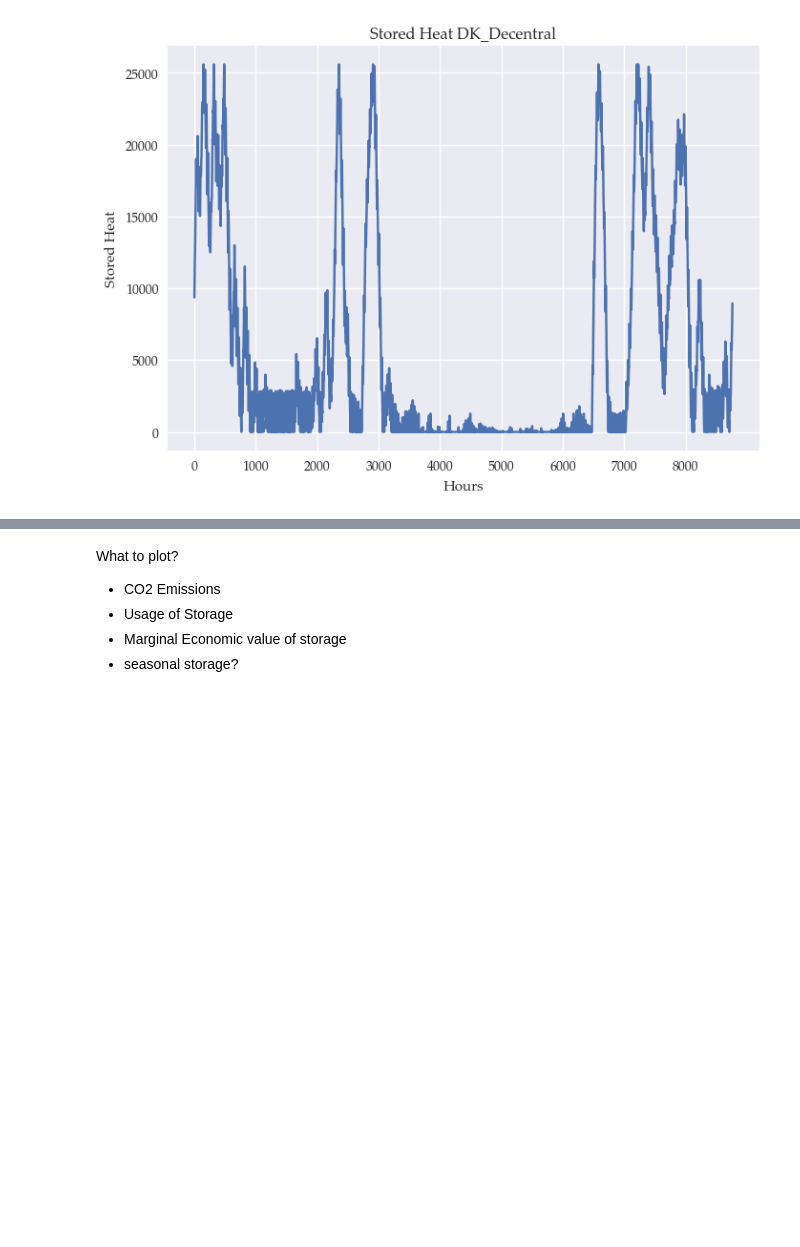
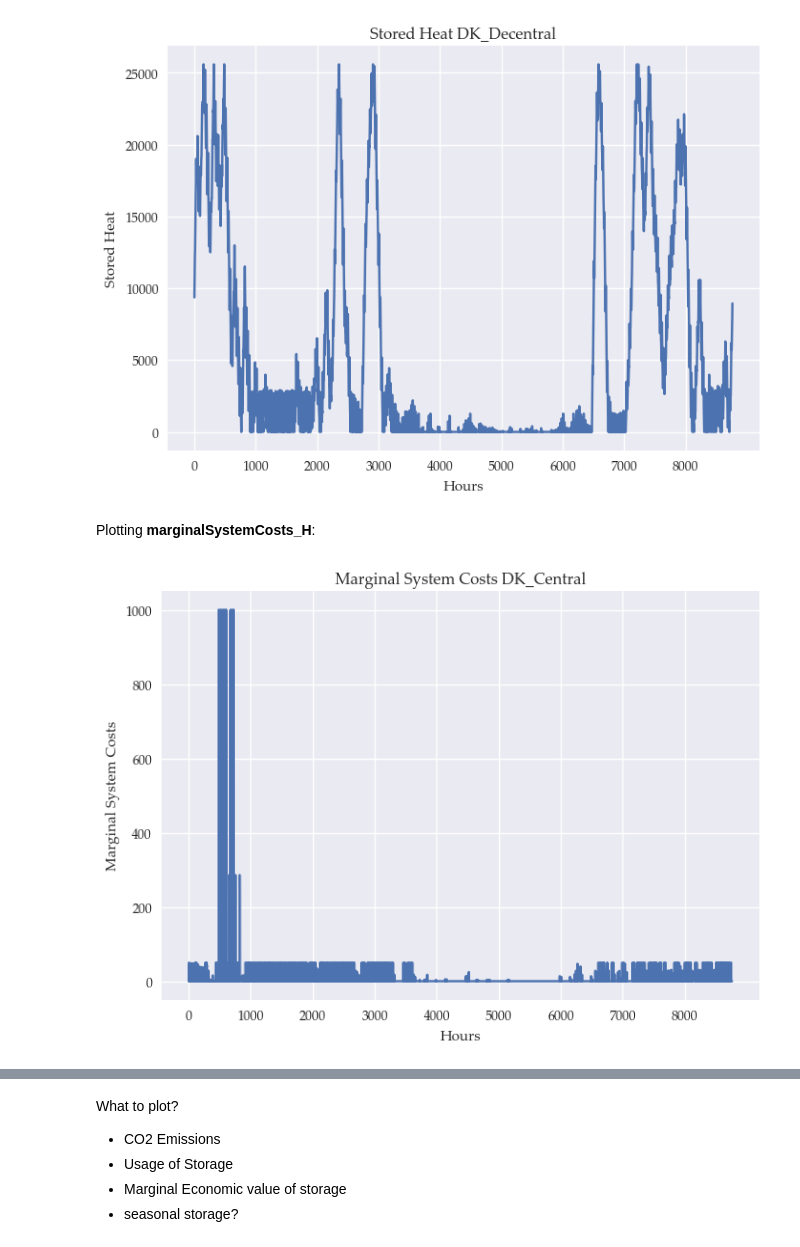
Before and after one commit to marcherger/EnergyEconGroupWork, a Jupyter notebook: Analysis_mBasicPH_storage.ipynb, the cells around one changed output, grey strips where cells are left out. Cells and saved outputs as stored; diff of their text form; code cells hidden in the pictures; blank space fills up the shorter version.

```diff
--- a/Analysis_mBasicPH_storage.ipynb
+++ b/Analysis_mBasicPH_storage.ipynb
@@ -144,0 +99,2 @@ Length: 17520, dtype: float64
+# %%
+base_db = m.db.copy()
@@ -174,3 +191,20 @@ plt.title('Stored Heat DK_Decentral')
 plt.show()
 # %% [output]
 [figure]
+# %% [markdown]
+Plotting **marginalSystemCosts_H**:
+# %%
+subset_stored_H = base_db['marginalSystemCosts_H'][base_db['marginalSystemCosts_H'].index.get_level_values('g_H') == 'DK_Central']
+
+# For axis names
+tick_positions = range(0, 8761, 1000)
+
+# Plot the subset DataFrame
+subset_stored_H.plot()
+plt.xlabel('Hours')
+plt.ylabel('Marginal System Costs')
+plt.xticks(tick_positions, tick_positions)
+plt.title('Marginal System Costs DK_Central')
+plt.show()
+# %% [output]
+[figure, added]
```
Also changed, not shown: parts of 25 cells of this notebook, 1 other file.
